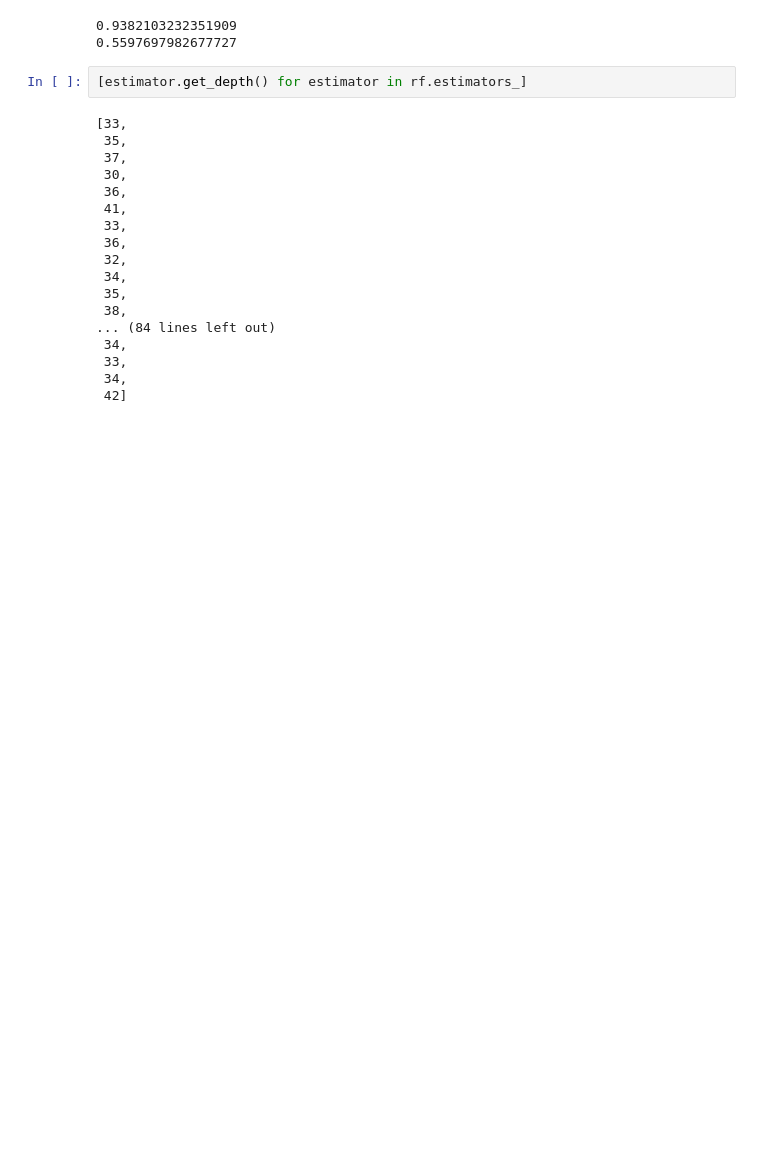
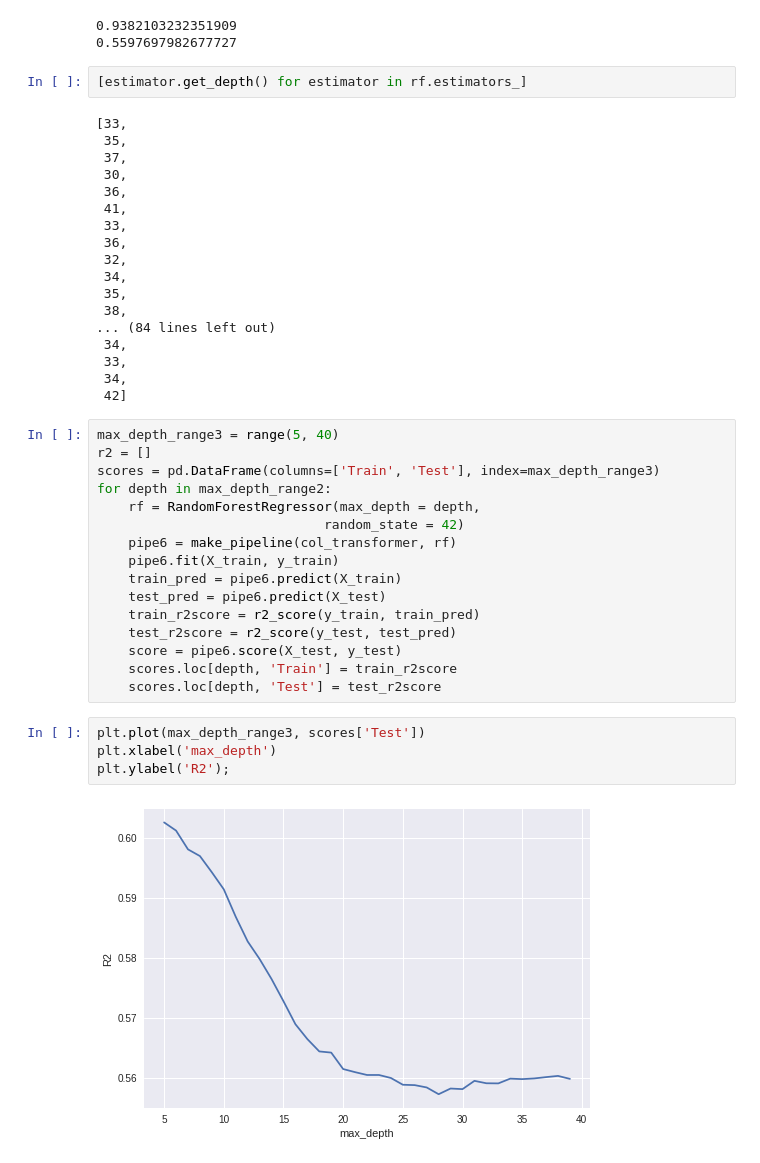
Before and after one commit to robsworld718/food-sales-predictions, a Jupyter notebook: Copy_of_food_sales_predictions.ipynb, the cells around one changed output. Saved outputs shown, nothing was run; the diff lists cells and outputs as text; blank space fills up the shorter version.

```diff
--- a/Copy_of_food_sales_predictions.ipynb
+++ b/Copy_of_food_sales_predictions.ipynb
@@ -1039,6 +1039,28 @@ print(rf_test_score)
  33,
  34,
  42]
+# %%
+max_depth_range3 = range(5, 40)
+r2 = []
+scores = pd.DataFrame(columns=['Train', 'Test'], index=max_depth_range3)
+for depth in max_depth_range2:
+    rf = RandomForestRegressor(max_depth = depth,
+                             random_state = 42)
+    pipe6 = make_pipeline(col_transformer, rf)
+    pipe6.fit(X_train, y_train)
+    train_pred = pipe6.predict(X_train)
+    test_pred = pipe6.predict(X_test)
+    train_r2score = r2_score(y_train, train_pred)
+    test_r2score = r2_score(y_test, test_pred)
+    score = pipe6.score(X_test, y_test)
+    scores.loc[depth, 'Train'] = train_r2score
+    scores.loc[depth, 'Test'] = test_r2score
+# %%
+plt.plot(max_depth_range3, scores['Test'])
+plt.xlabel('max_depth')
+plt.ylabel('R2');
+# %% [output]
+[figure, added]
 # %%
 rf_200 = RandomForestRegressor(n_estimators = 200, n_jobs= 2, max_depth= 5, random_state = 42)
 pipe6.fit(X_train, y_train)
```
Also changed, not shown: parts of 7 cells of this notebook.
